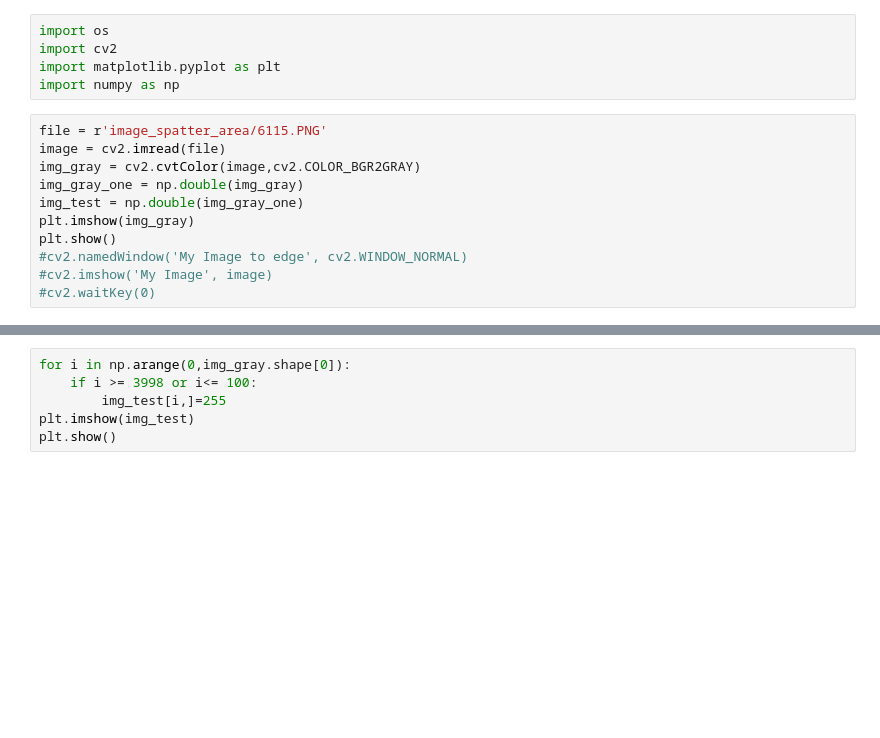
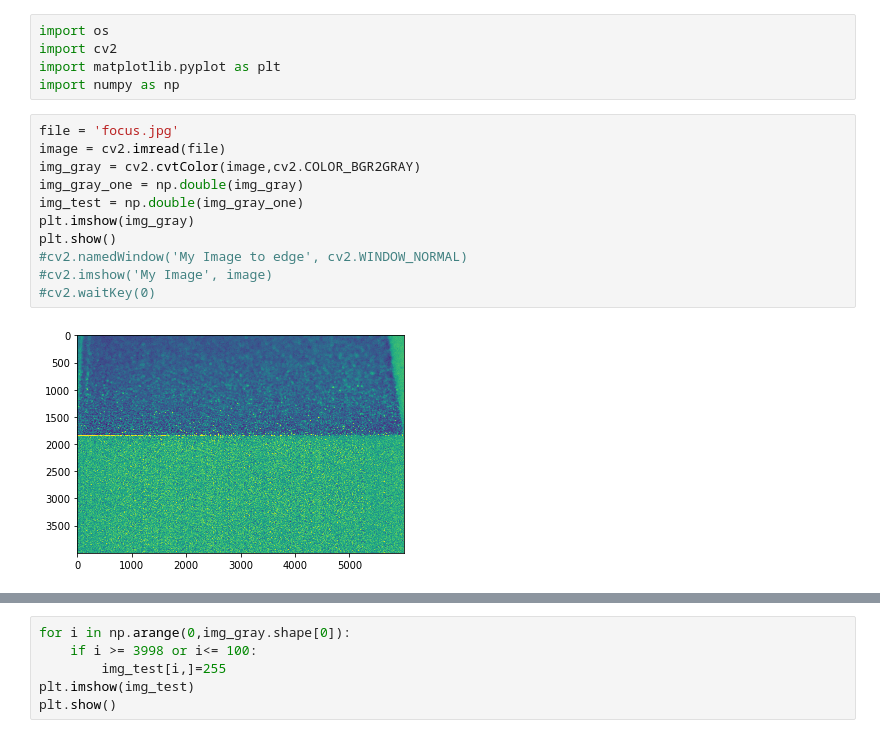
Before and after one commit to castrolin/image_proces, a Jupyter notebook: Spatter_image_process.ipynb, the cells around one changed output, grey strips where cells are left out. Saved outputs shown, nothing was run; the diff lists cells and outputs as text; blank space fills up the shorter version.

```diff
--- a/Spatter_image_process.ipynb
+++ b/Spatter_image_process.ipynb
@@ -8,14 +8,16 @@ import cv2
 import matplotlib.pyplot as plt
 import numpy as np
 # %%
-file = r'image_spatter_area/6115.PNG'
+file = 'focus.jpg'
 image = cv2.imread(file)
 img_gray = cv2.cvtColor(image,cv2.COLOR_BGR2GRAY)
 img_gray_one = np.double(img_gray)
 img_test = np.double(img_gray_one)
 plt.imshow(img_gray)
 plt.show()
 #cv2.namedWindow('My Image to edge', cv2.WINDOW_NORMAL)
 #cv2.imshow('My Image', image)
 #cv2.waitKey(0)
+# %% [output]
+[figure, added]
 # %%
```
Also changed, not shown: parts of 7 cells of this notebook, 8 other files.
